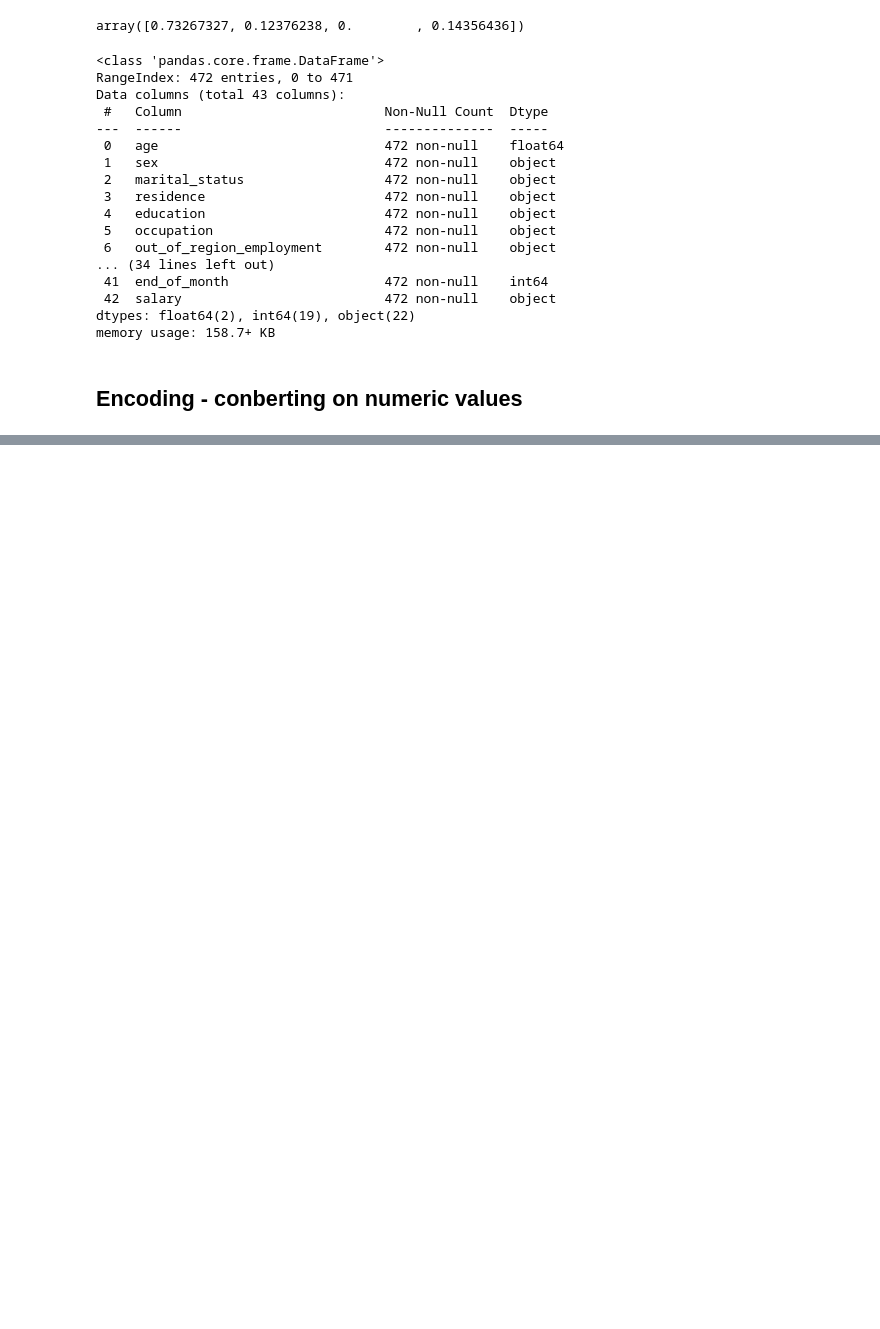
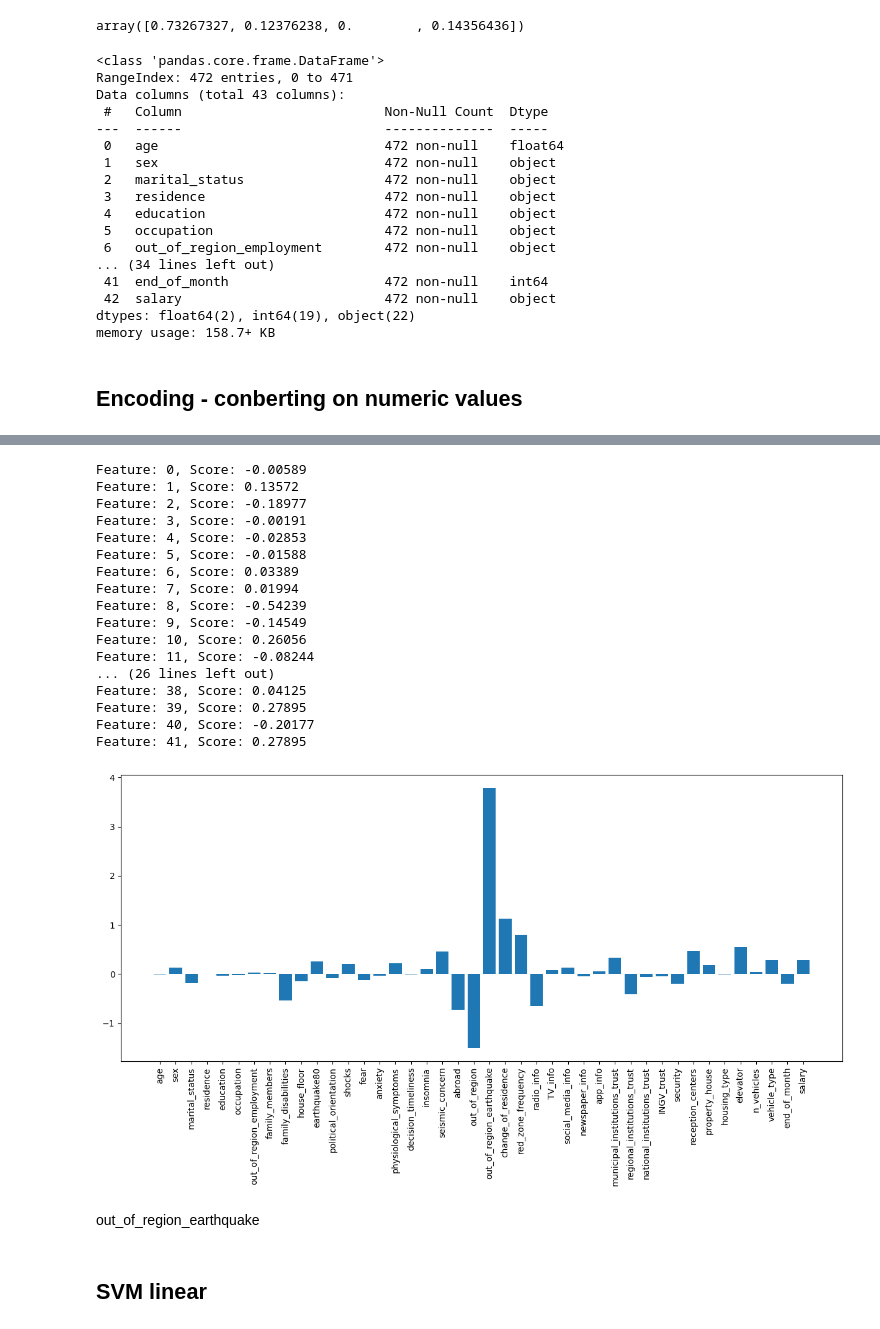
Before and after one commit to wksiazak/Earthquake_classifcation_project, a Jupyter notebook: Earthquake_Perception.ipynb, the cells around one changed output, grey strips where cells are left out. Saved outputs shown, nothing was run; the diff lists cells and outputs as text; code cells hidden in the pictures; blank space fills up the shorter version.

```diff
--- a/Earthquake_Perception.ipynb
+++ b/Earthquake_Perception.ipynb
@@ -391,0 +473,4 @@ memory usage: 158.7+ KB
+# %%
+# zdefiniowanie zmiennych X i y do modelu
+y = data.pop('change_of_residence_earthquake')
+X = data
@@ -391,0 +490,2 @@ memory usage: 158.7+ KB
+# %%
+X_train, X_test, y_train, y_test = train_test_split(X, y, test_size=0.2, random_state=123)
@@ -391,0 +494,5 @@ memory usage: 158.7+ KB
+# %%
+# inicjalizacja regresji logistycznej
+model = LogisticRegression()
+# trenowanie modelu
+model.fit(X_train, y_train)
@@ -391,0 +521,34 @@ memory usage: 158.7+ KB
+# %%
+# get importance
+importance = model.coef_[0]
+# summarize feature importance
+for i,v in enumerate(importance):
+ print('Feature: %0d, Score: %.5f' % (i,v))
+# plot feature importance
+plt.figure(figsize=(15, 6))
+plt.bar(X.columns, importance)
+plt.xticks(rotation=90)
+plt.show()
+# %% [output]
+Feature: 0, Score: -0.00589
+Feature: 1, Score: 0.13572
+Feature: 2, Score: -0.18977
+Feature: 3, Score: -0.00191
+Feature: 4, Score: -0.02853
+Feature: 5, Score: -0.01588
+Feature: 6, Score: 0.03389
+Feature: 7, Score: 0.01994
+Feature: 8, Score: -0.54239
+Feature: 9, Score: -0.14549
+Feature: 10, Score: 0.26056
+Feature: 11, Score: -0.08244
+... (26 lines left out)
+Feature: 38, Score: 0.04125
+Feature: 39, Score: 0.27895
+Feature: 40, Score: -0.20177
+Feature: 41, Score: 0.27895
+[figure, added]
+# %% [markdown]
+out_of_region_earthquake
+# %% [markdown]
+## SVM linear
```
Also changed, not shown: parts of 54 cells of this notebook.
